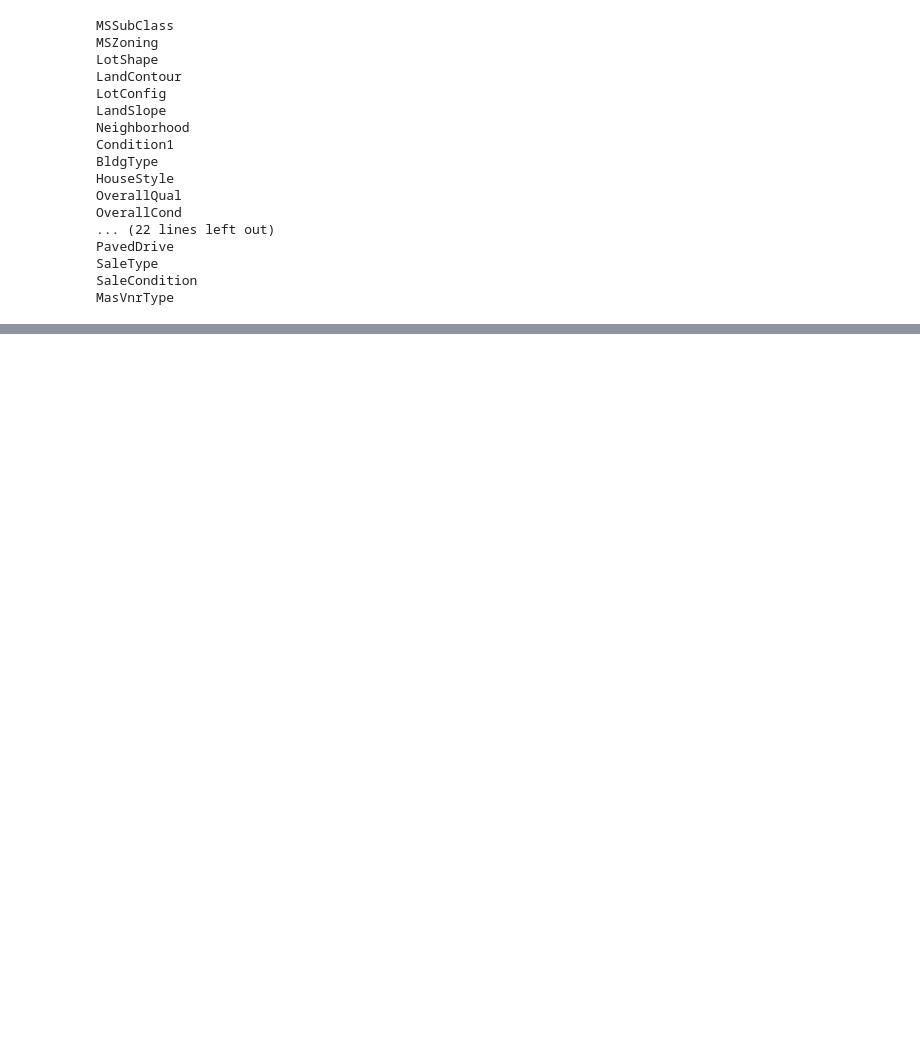
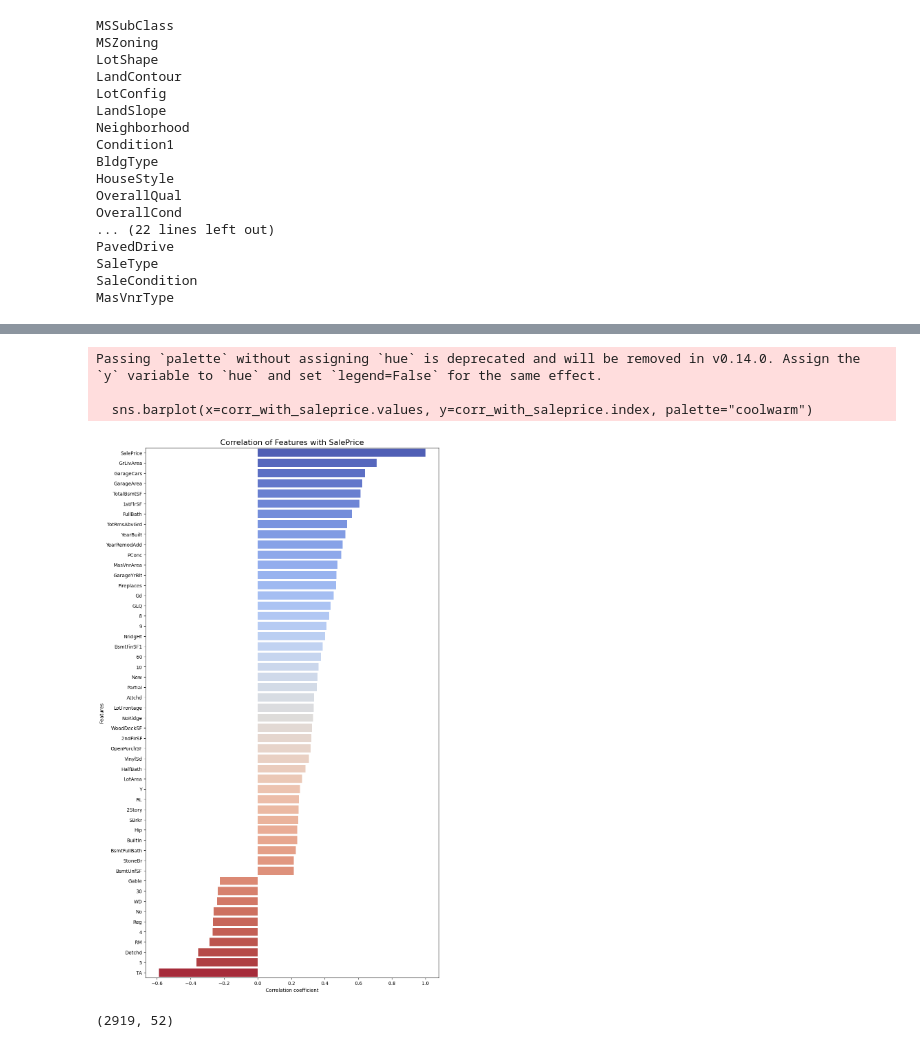
Before and after one commit to Luiz-Henrique-Eng/Projects, a Jupyter notebook: Boston Housing Price/price.ipynb, the cells around one changed output, grey strips where cells are left out. Cells and saved outputs as stored; diff of their text form; code cells hidden in the pictures; blank space fills up the shorter version.

```diff
--- a/Boston Housing Price/price.ipynb
+++ b/Boston Housing Price/price.ipynb
@@ -244,0 +276,20 @@ final_data.shape
+# %%
+corr_with_saleprice = reduced_data.corr()['SalePrice'].sort_values(ascending=False)
+
+plt.figure(figsize=(11, 20))
+sns.barplot(x=corr_with_saleprice.values, y=corr_with_saleprice.index, palette="coolwarm")
+
+plt.title('Correlation of Features with SalePrice', fontsize=16)
+plt.xlabel('Correlation coefficient')
+plt.ylabel('Features')
+
+plt.show()
+# %% [output]
+Passing `palette` without assigning `hue` is deprecated and will be removed in v0.14.0. Assign the `y` variable to `hue` and set `legend=False` for the same effect.
+
+  sns.barplot(x=corr_with_saleprice.values, y=corr_with_saleprice.index, palette="coolwarm")
+[figure, added]
+# %%
+reduced_data.shape
+# %% [output]
+(2919, 52)
```
Also changed, not shown: parts of 13 cells of this notebook.
